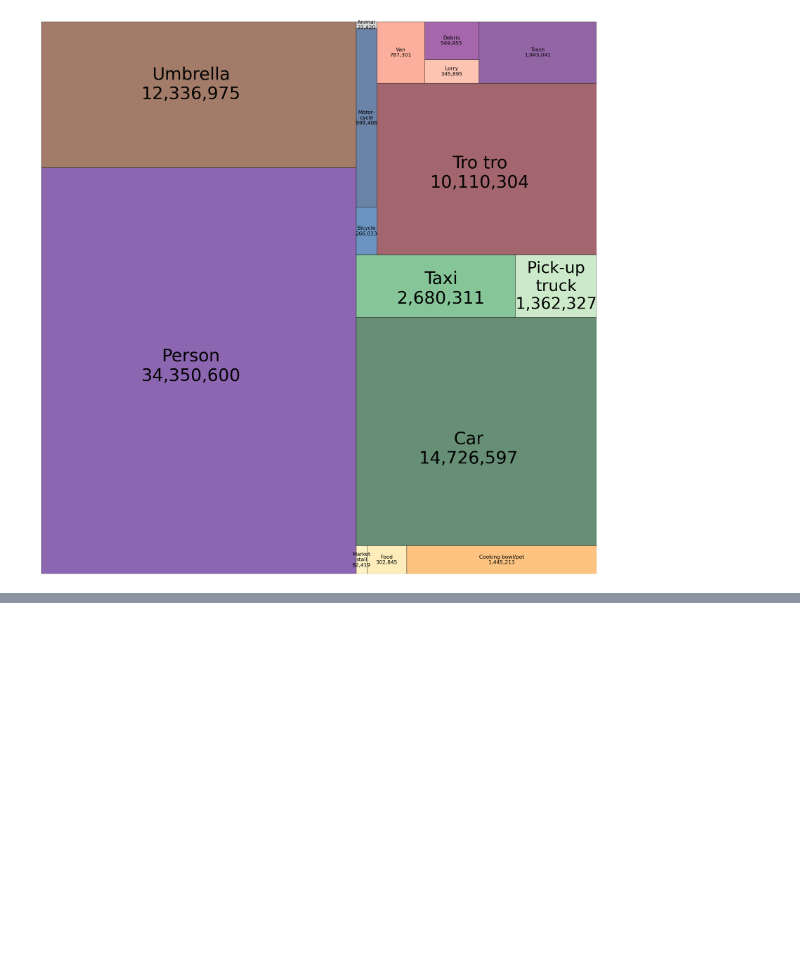
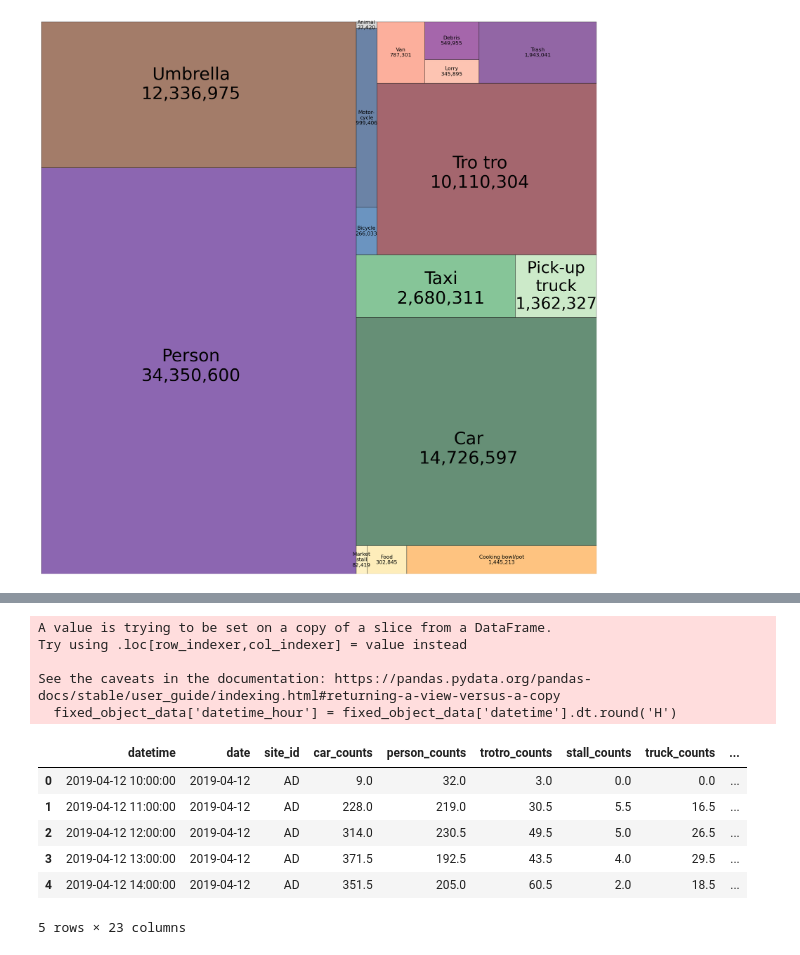
Before and after one commit to thicknavyrain/OD_2024_analysis, a Jupyter notebook: OD_2024_scratchpad.ipynb, the cells around one changed output, grey strips where cells are left out. Cells and saved outputs as stored; diff of their text form; code cells hidden in the pictures; blank space fills up the shorter version.

```diff
--- a/OD_2024_scratchpad.ipynb
+++ b/OD_2024_scratchpad.ipynb
@@ -207,0 +222,35 @@ plt.show()
+# %%
+# Step 1: Round the 'datetime' to the nearest hour
+fixed_object_data['datetime_hour'] = fixed_object_data['datetime'].dt.round('H')
+
+# Step 2: Sum the counts within each hour for each camera at each site
+hourly_counts = fixed_object_data.groupby(['site_id', 'camera_name', 'datetime_hour'])[count_cols].sum().reset_index()
+
+# Step 3: Group by the rounded 'datetime', 'date', and 'site_id', then calculate the mean for each object category
+hourly_averages = hourly_counts.groupby(['site_id', 'datetime_hour'])[count_cols].mean().reset_index()
+
+# Add the date column from the rounded 'datetime_hour'
+hourly_averages['date'] = hourly_averages['datetime_hour'].dt.date
+
+# Reorder the columns to match the requested format
+final_columns = ['datetime_hour', 'date', 'site_id'] + count_cols
+hourly_averages = hourly_averages[final_columns]
+
+# Rename 'datetime_hour' to 'datetime' to match the final requested column name
+hourly_averages.rename(columns={'datetime_hour': 'datetime'}, inplace=True)
+
+# Display the first few rows of the new dataframe to verify
+hourly_averages.head()
+# %% [output]
+A value is trying to be set on a copy of a slice from a DataFrame.
+Try using .loc[row_indexer,col_indexer] = value instead
+
+See the caveats in the documentation: https://pandas.pydata.org/pandas-docs/stable/user_guide/indexing.html#returning-a-view-versus-a-copy
+  fixed_object_data['datetime_hour'] = fixed_object_data['datetime'].dt.round('H')
+|  | datetime | date | site_id | car_counts | person_counts | trotro_counts | stall_counts | truck_counts | ... |
+| 0 | 2019-04-12 10:00:00 | 2019-04-12 | AD | 9.0 | 32.0 | 3.0 | 0.0 | 0.0 | ... |
+| 1 | 2019-04-12 11:00:00 | 2019-04-12 | AD | 228.0 | 219.0 | 30.5 | 5.5 | 16.5 | ... |
+| 2 | 2019-04-12 12:00:00 | 2019-04-12 | AD | 314.0 | 230.5 | 49.5 | 5.0 | 26.5 | ... |
+| 3 | 2019-04-12 13:00:00 | 2019-04-12 | AD | 371.5 | 192.5 | 43.5 | 4.0 | 29.5 | ... |
+| 4 | 2019-04-12 14:00:00 | 2019-04-12 | AD | 351.5 | 205.0 | 60.5 | 2.0 | 18.5 | ... |
+5 rows × 23 columns
```
Also changed, not shown: parts of 4 cells of this notebook, 11 other files.
